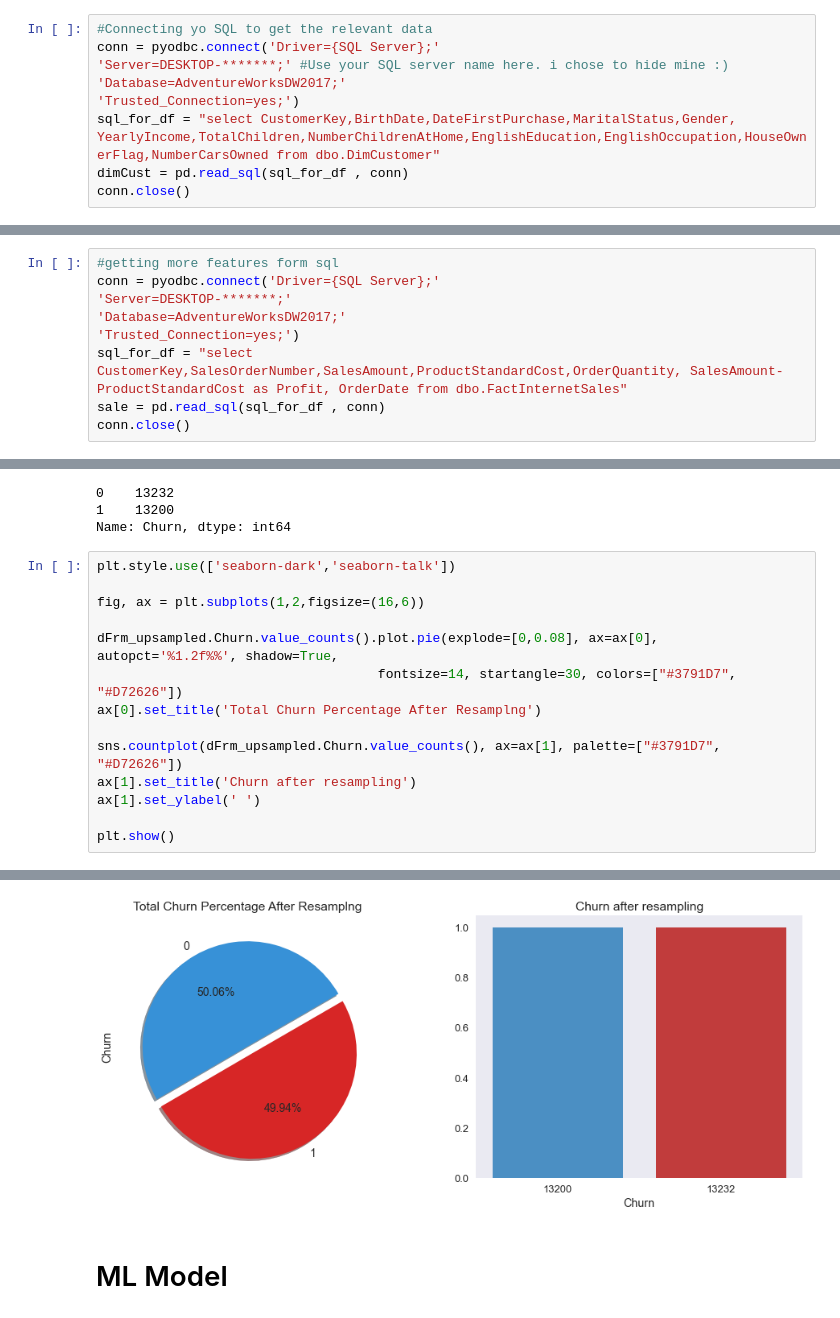
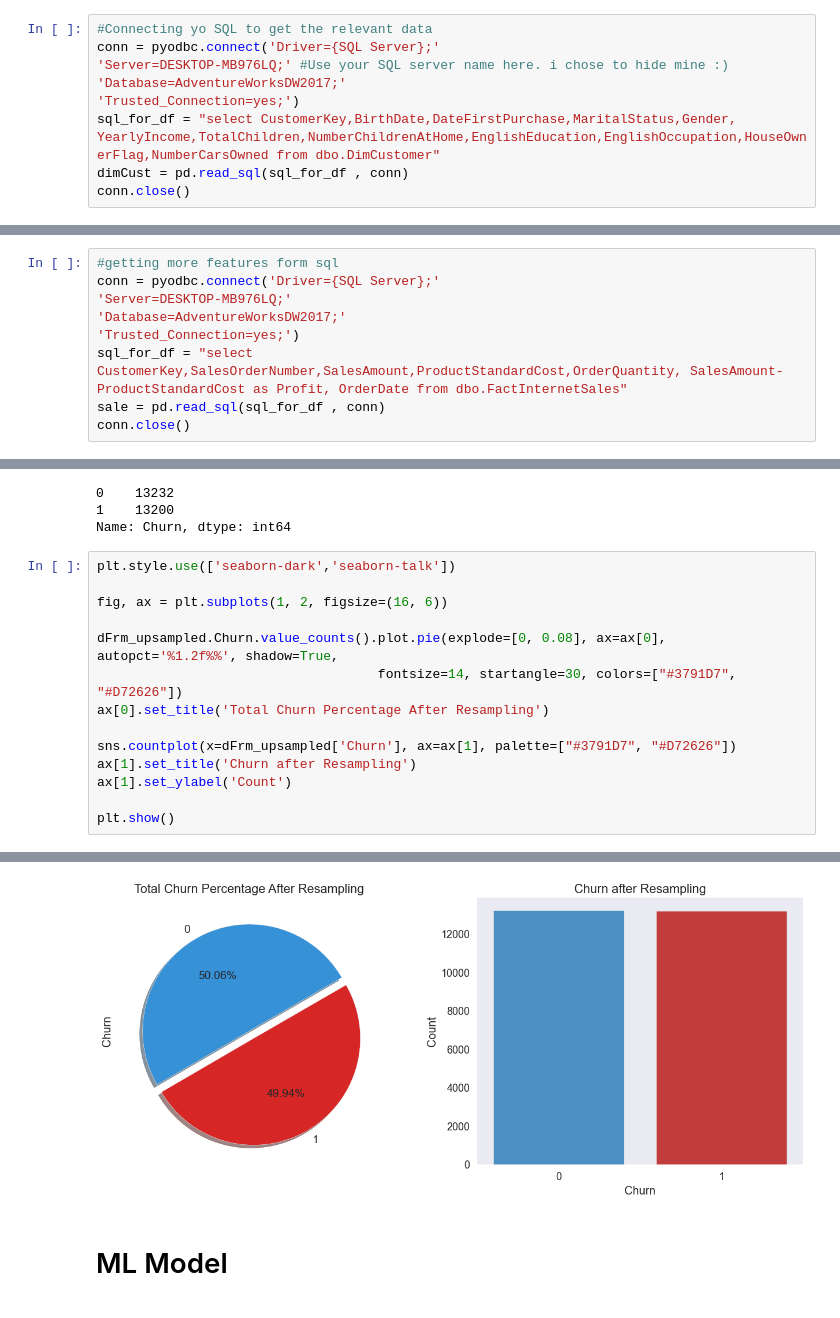
Before and after one commit to anumahd/Customer-Churn, a Jupyter notebook: DS Project Customer churn.ipynb, the cells around one changed output, grey strips where cells are left out. Cells and saved outputs as stored; diff of their text form.

```diff
--- a/DS Project Customer churn.ipynb
+++ b/DS Project Customer churn.ipynb
@@ -30,7 +30,7 @@ import random
 # %%
 #Connecting yo SQL to get the relevant data
 conn = pyodbc.connect('Driver={SQL Server};'
-'Server=DESKTOP-*******;' #Use your SQL server name here. i chose to hide mine :)
+'Server=DESKTOP-MB976LQ;' #Use your SQL server name here. i chose to hide mine :)
 'Database=AdventureWorksDW2017;'
 'Trusted_Connection=yes;')
 sql_for_df = "select CustomerKey,BirthDate,DateFirstPurchase,MaritalStatus,Gender, YearlyIncome,TotalChildren,NumberChildrenAtHome,EnglishEducation,EnglishOccupation,HouseOwnerFlag,NumberCarsOwned from dbo.DimCustomer"
@@ -145,7 +143,7 @@ dimCust.shape
 # %%
 #getting more features form sql
 conn = pyodbc.connect('Driver={SQL Server};'
-'Server=DESKTOP-*******;'
+'Server=DESKTOP-MB976LQ;'
 'Database=AdventureWorksDW2017;'
 'Trusted_Connection=yes;')
 sql_for_df = "select CustomerKey,SalesOrderNumber,SalesAmount,ProductStandardCost,OrderQuantity, SalesAmount-ProductStandardCost as Profit, OrderDate from dbo.FactInternetSales"
@@ -710,15 +713,15 @@ Name: Churn, dtype: int64
 # %%
 plt.style.use(['seaborn-dark','seaborn-talk'])
 
-fig, ax = plt.subplots(1,2,figsize=(16,6))
+fig, ax = plt.subplots(1, 2, figsize=(16, 6))
 
-dFrm_upsampled.Churn.value_counts().plot.pie(explode=[0,0.08], ax=ax[0], autopct='%1.2f%%', shadow=True,
+dFrm_upsampled.Churn.value_counts().plot.pie(explode=[0, 0.08], ax=ax[0], autopct='%1.2f%%', shadow=True,
                                     fontsize=14, startangle=30, colors=["#3791D7", "#D72626"])
-ax[0].set_title('Total Churn Percentage After Resamplng')
+ax[0].set_title('Total Churn Percentage After Resampling')
 
-sns.countplot(dFrm_upsampled.Churn.value_counts(), ax=ax[1], palette=["#3791D7", "#D72626"])
-ax[1].set_title('Churn after resampling')
-ax[1].set_ylabel(' ')
+sns.countplot(x=dFrm_upsampled['Churn'], ax=ax[1], palette=["#3791D7", "#D72626"])
+ax[1].set_title('Churn after Resampling')
+ax[1].set_ylabel('Count')
 
 plt.show()
 # %% [output]
@@ -726,4 +732,4 @@ Pass the following variable as a keyword arg: x. From version 0.12, the only val
-[figure, old version]
+[figure, new version]
 # %% [markdown]
 # ML Model
 # %%
```
Also changed, not shown: parts of 14 cells of this notebook.
